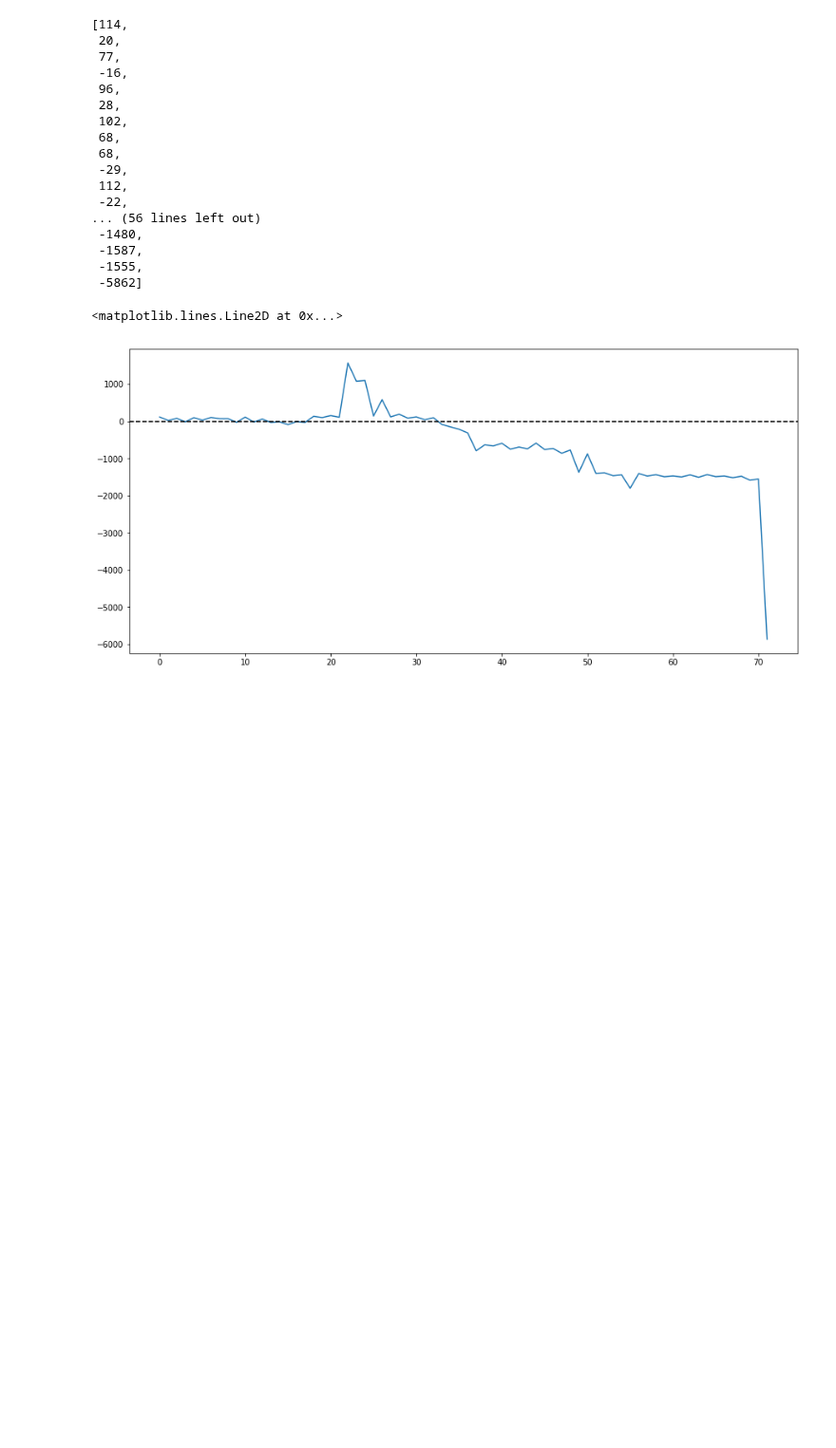
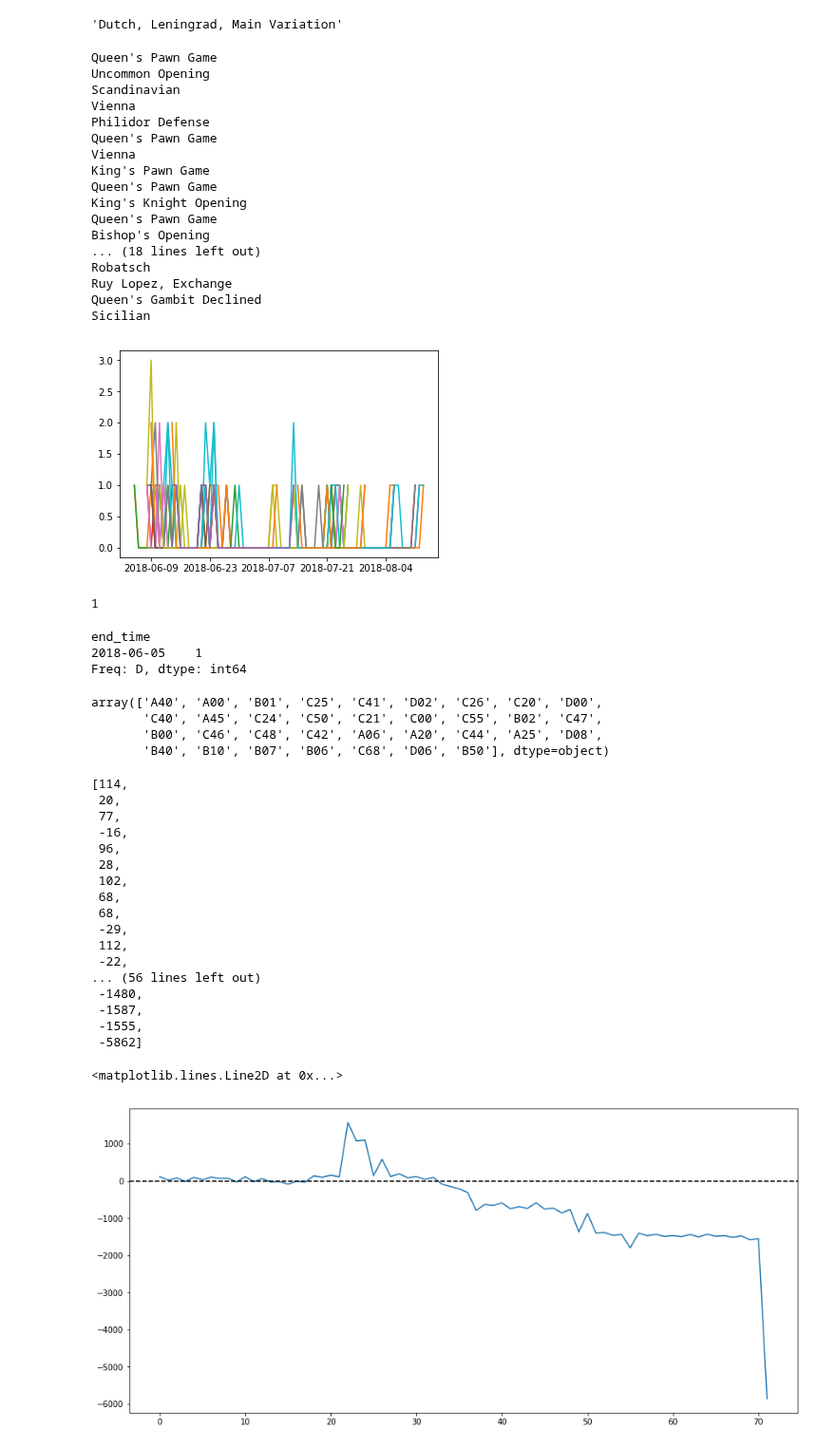
Before and after one commit to Bmcgarry194/ChessStyle, a Jupyter notebook: src/player_stats.ipynb, the cells around one changed output. Shown at 95% size. Cells and saved outputs as stored; diff of their text form; code cells hidden in the pictures; blank space fills up the shorter version.

```diff
--- a/src/player_stats.ipynb
+++ b/src/player_stats.ipynb
@@ -67,3 +63,51 @@ Timestamp('2015-10-30 20:50:46')
+# %%
+eco_names = cs.eco_labels('../data/eco_names.json')
+eco_names['A87']
+# %% [output]
+'Dutch, Leningrad, Main Variation'
+# %%
+fig, ax = plt.subplots()
+for opening in df.eco.unique():
+        x = df[df['eco'] == opening].resample('D', on='end_time').mean().index
+        y = df[df['eco'] == opening].resample('D', on='end_time').size()
+        print(eco_names[opening])
+        ax.plot(x, y)
+# %% [output]
+Queen's Pawn Game
+Uncommon Opening
+Scandinavian
+Vienna
+Philidor Defense
+Queen's Pawn Game
+Vienna
+King's Pawn Game
+Queen's Pawn Game
+King's Knight Opening
+Queen's Pawn Game
+Bishop's Opening
+... (18 lines left out)
+Robatsch
+Ruy Lopez, Exchange
+Queen's Gambit Declined
+Sicilian
+[figure, added]
+# %%
+len(df[df['eco'] == 'A40'].resample('D', on='end_time').mean().index)
+# %% [output]
+1
+# %%
+df[df['eco'] == 'A40'].resample('D', on='end_time').size()
+# %% [output]
+end_time
+2018-06-05    1
+Freq: D, dtype: int64
+# %%
+df.eco.unique()
+# %% [output]
+array(['A40', 'A00', 'B01', 'C25', 'C41', 'D02', 'C26', 'C20', 'D00',
+       'C40', 'A45', 'C24', 'C50', 'C21', 'C00', 'C55', 'B02', 'C47',
+       'B00', 'C46', 'C48', 'C42', 'A06', 'A20', 'C44', 'A25', 'D08',
+       'B40', 'B10', 'B07', 'B06', 'C68', 'D06', 'B50'], dtype=object)
 # %%
 [eval_ * -1 if idx % 2 != 0 else eval_ for idx, eval_ in enumerate(centipawn_eval)]
 # %% [output]
```
Also changed, not shown: parts of 2 cells of this notebook, 5 other files.
